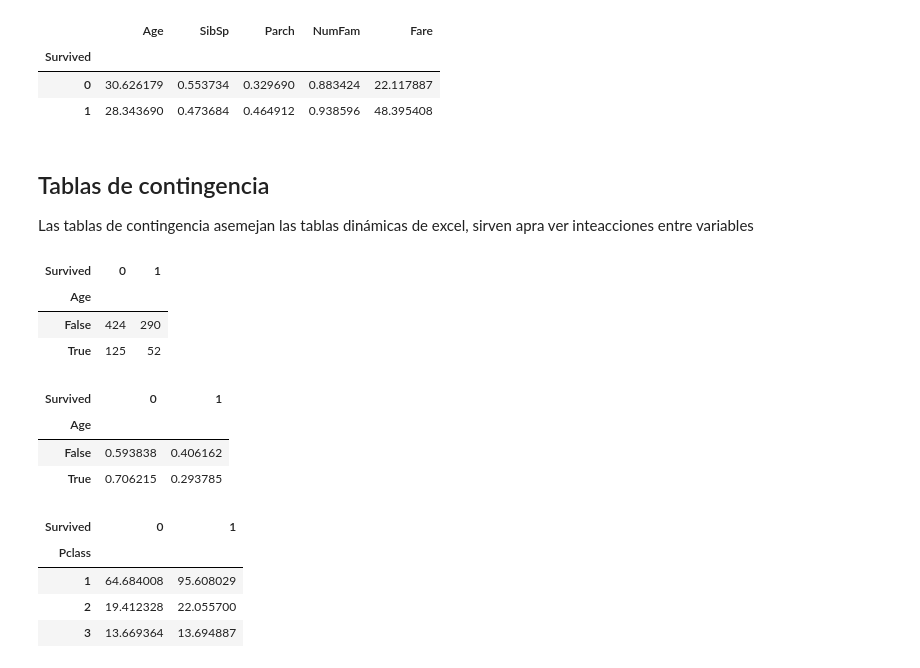
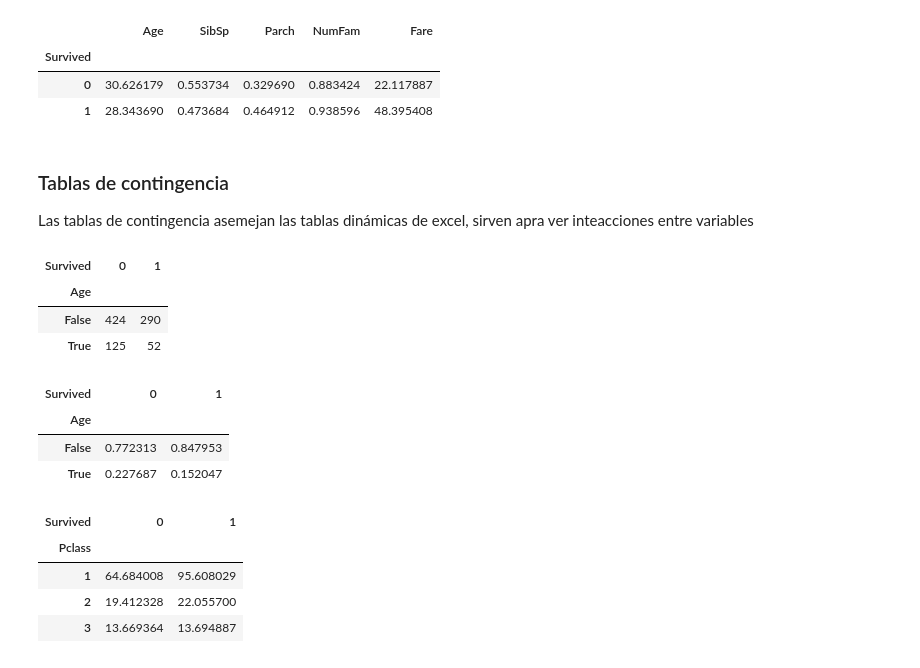
Before and after one commit to Argentan/DMA_LAB2, a Jupyter notebook: tutoriales/03_manejo_de_datos-pandas2.ipynb, the cells around one changed output. Drawn from its saved outputs; the diff is of its cells as text; code cells hidden in the pictures.

```diff
--- a/tutoriales/03_manejo_de_datos-pandas2.ipynb
+++ b/tutoriales/03_manejo_de_datos-pandas2.ipynb
@@ -57,7 +173,7 @@ data.groupby("Survived")[['Age', 'SibSp', 'Parch', 'NumFam', 'Fare']].mean()
 | 0 | 30.626179 | 0.553734 | 0.329690 | 0.883424 | 22.117887 |
 | 1 | 28.343690 | 0.473684 | 0.464912 | 0.938596 | 48.395408 |
 # %% [markdown]
-## Tablas de contingencia
+### Tablas de contingencia
 
 Las tablas de contingencia asemejan las tablas dinámicas de excel, sirven apra ver inteacciones entre variables
 # %%
@@ -68,12 +184,12 @@ pd.crosstab(data.Age.isnull(), data.Survived)
 | False | 424 | 290 |
 | True | 125 | 52 |
 # %%
-pd.crosstab(data.Age.isnull(), data.Survived).apply(lambda x: x/x.sum(), axis=1)
+pd.crosstab(data.Age.isnull(), data.Survived).apply(lambda x: x/x.sum(), axis=0)
 # %% [output]
 | Survived | 0 | 1 |
 | Age |  |  |
-| False | 0.593838 | 0.406162 |
-| True | 0.706215 | 0.293785 |
+| False | 0.772313 | 0.847953 |
+| True | 0.227687 | 0.152047 |
 # %%
 pd.crosstab(data.Pclass, data.Survived, values=data.Fare, aggfunc=np.mean)
 # %% [output]
```
Also changed, not shown: parts of 48 cells of this notebook.
